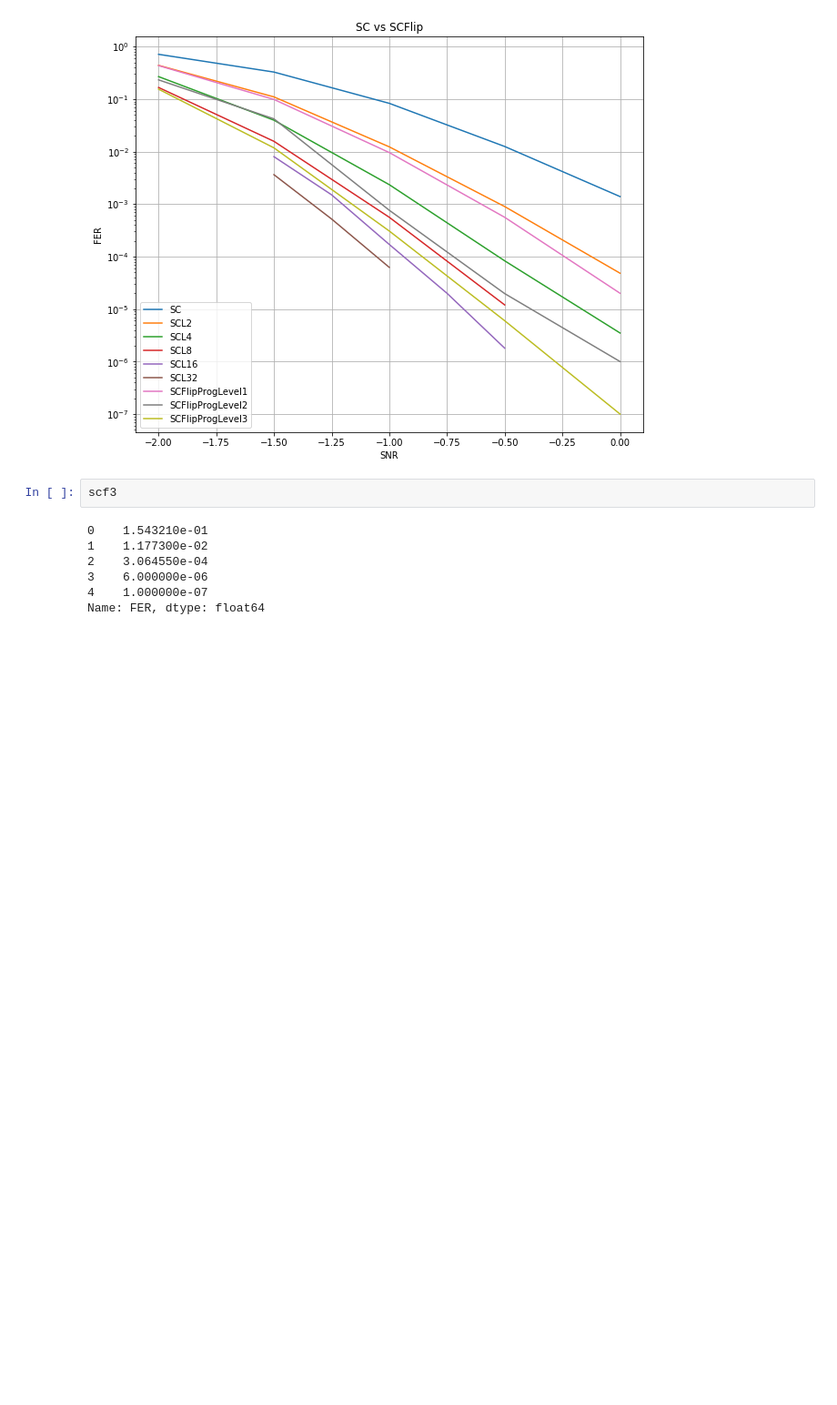
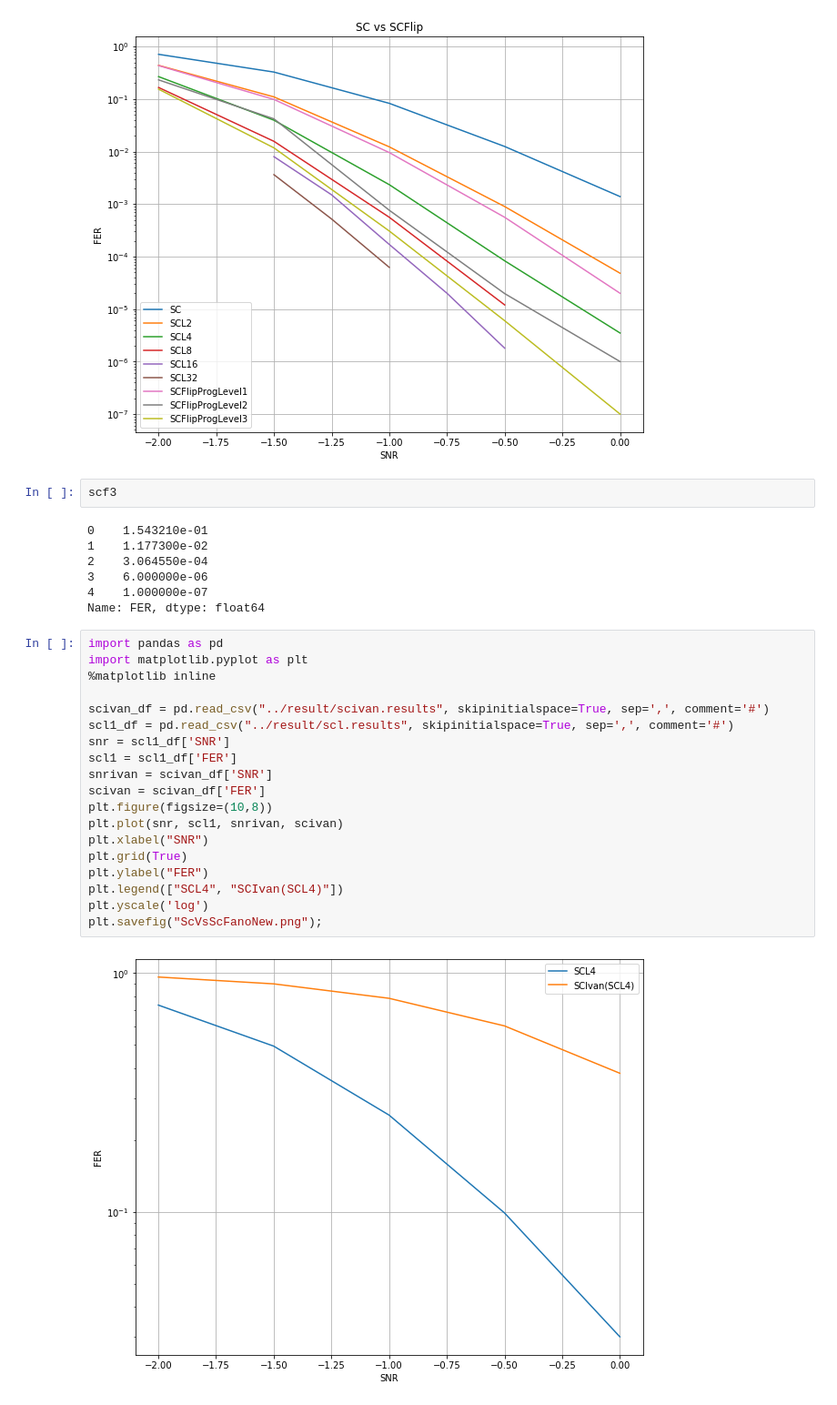
Before and after one commit to ISChetverikov/PolarCodes, a Jupyter notebook: results_plotting/PlotFerCurve.ipynb, the cells around one changed output. Shown: that part at 91% size. Drawn from its saved outputs; the diff is of its cells as text; blank space fills up the shorter version.

```diff
--- a/results_plotting/PlotFerCurve.ipynb
+++ b/results_plotting/PlotFerCurve.ipynb
@@ -53,3 +53,24 @@ scf3
 3    6.000000e-06
 4    1.000000e-07
 Name: FER, dtype: float64
+# %%
+import pandas as pd
+import matplotlib.pyplot as plt
+%matplotlib inline
+
+scivan_df = pd.read_csv("../result/scivan.results", skipinitialspace=True, sep=',', comment='#')
+scl1_df = pd.read_csv("../result/scl.results", skipinitialspace=True, sep=',', comment='#')
+snr = scl1_df['SNR']
+scl1 = scl1_df['FER']
+snrivan = scivan_df['SNR']
+scivan = scivan_df['FER']
+plt.figure(figsize=(10,8))
+plt.plot(snr, scl1, snrivan, scivan)
+plt.xlabel("SNR")
+plt.grid(True)
+plt.ylabel("FER")
+plt.legend(["SCL4", "SCIvan(SCL4)"])
+plt.yscale('log')
+plt.savefig("ScVsScFanoNew.png");
+# %% [output]
+[figure, added]
```
Also changed, not shown: parts of 4 cells of this notebook, 19 other files.
